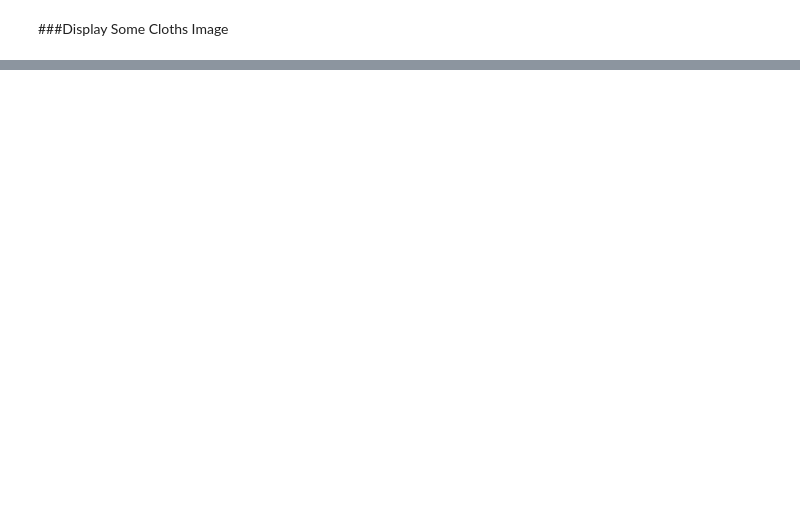
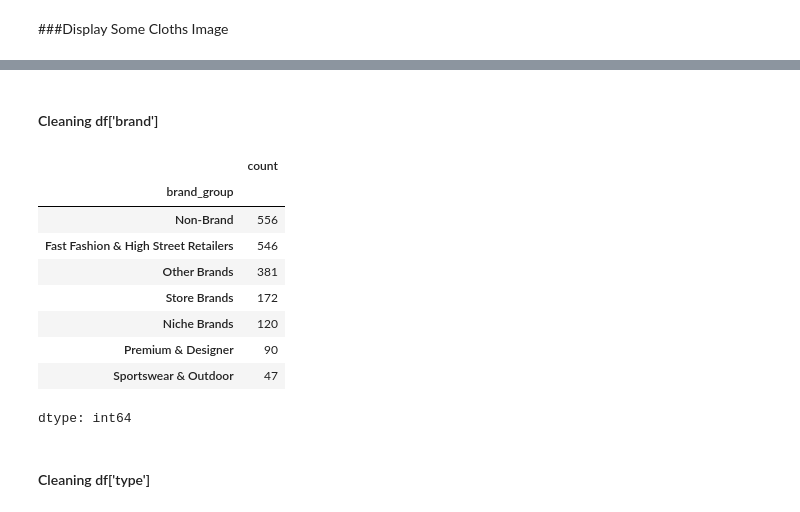
Before and after one commit to Boonyaratt/Second-Hand-Price-Prediction-CNN, a Jupyter notebook: Main.ipynb, the cells around one changed output, grey strips where cells are left out. Drawn from its saved outputs; the diff is of its cells as text; code cells hidden in the pictures; blank space fills up the shorter version.

```diff
--- a/Main.ipynb
+++ b/Main.ipynb
@@ -290,0 +257,2 @@ fatal: not a git repository (or any of the parent directories): .git
+# %% [markdown]
+#### Cleaning df['brand']
@@ -290,0 +338,15 @@ fatal: not a git repository (or any of the parent directories): .git
+# %%
+df['brand_group'].value_counts()
+# %% [output]
+|  | count |
+| brand_group |  |
+| Non-Brand | 556 |
+| Fast Fashion & High Street Retailers | 546 |
+| Other Brands | 381 |
+| Store Brands | 172 |
+| Niche Brands | 120 |
+| Premium & Designer | 90 |
+| Sportswear & Outdoor | 47 |
+dtype: int64
+# %% [markdown]
+#### Cleaning df['type']
```
Also changed, not shown: parts of 22 cells of this notebook.
